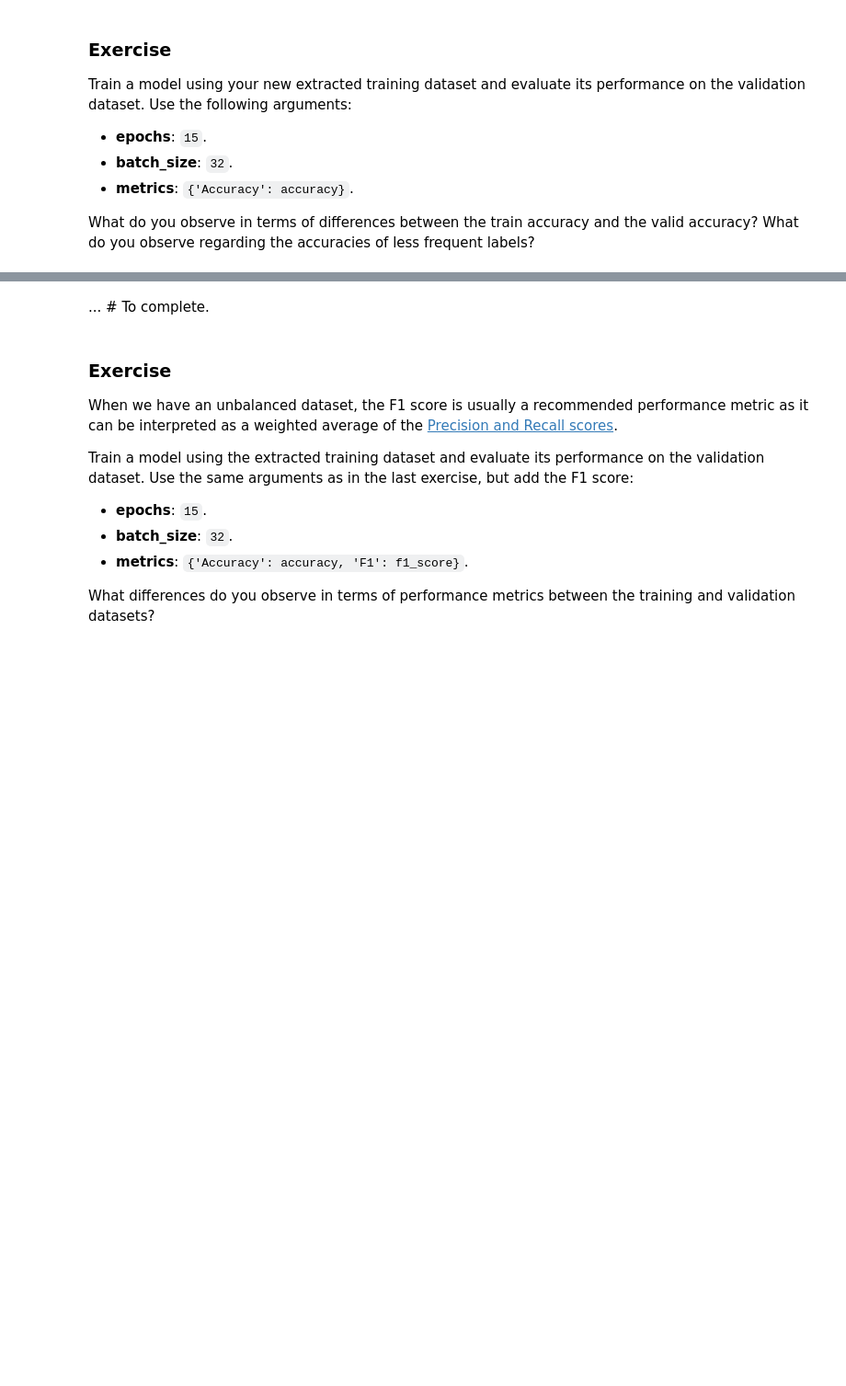
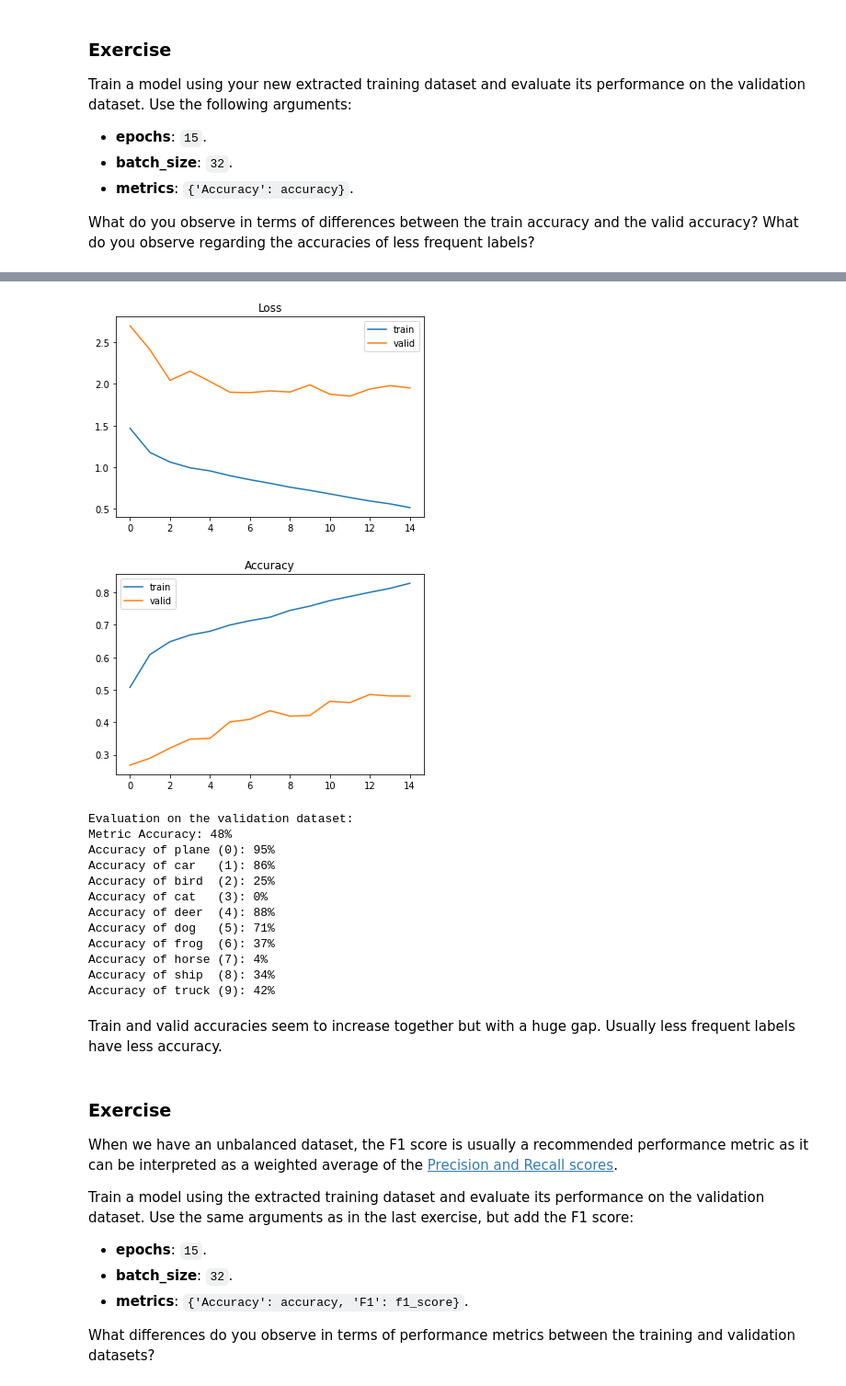
Before and after one commit to CaptainGradus/DeepLearningEDX, a Jupyter notebook: tutorial1_data_exercise.ipynb, the cells around one changed output, grey strips where cells are left out. Shown at 92% size. Cells and saved outputs as stored; diff of their text form; code cells hidden in the pictures; blank space fills up the shorter version.

```diff
--- a/tutorial1_data_exercise.ipynb
+++ b/tutorial1_data_exercise.ipynb
@@ -1092,7 +1136,9 @@ Train a model using your new extracted training dataset and evaluate its perform
 What do you observe in terms of differences between the train accuracy and the valid accuracy? What do you observe regarding the accuracies of less frequent labels?
 # %%
 # training on selected data
-modelUnbal = ... # To complete.
+modelUnbal = training_on_dataset(select_imgs, select_labels, valid_imgs, valid_labels,
+                               epochs=15, batch_size=32, metrics={'Accuracy': accuracy})
 
 # evaluate on the validation dataset
-_ = ... # To complete.
+_ = evaluate_classes(modelUnbal, valid_imgs, valid_labels, batch_size=32, metrics={'Accuracy': accuracy})
+# %% [output]
@@ -1099,5 +1160,19 @@ _ = ... # To complete.
+[figure, added]
+[figure, added]
+Evaluation on the validation dataset:
+Metric Accuracy: 48%
+Accuracy of plane (0): 95%
+Accuracy of car   (1): 86%
+Accuracy of bird  (2): 25%
+Accuracy of cat   (3): 0%
+Accuracy of deer  (4): 88%
+Accuracy of dog   (5): 71%
+Accuracy of frog  (6): 37%
+Accuracy of horse (7): 4%
+Accuracy of ship  (8): 34%
+Accuracy of truck (9): 42%
-# %% [markdown]
-... # To complete.
+# %% [markdown]
+Train and valid accuracies seem to increase together but with a huge gap. Usually less frequent labels have less accuracy.
 # %% [markdown]
 ### Exercise
 
```
Also changed, not shown: parts of 17 cells of this notebook.
